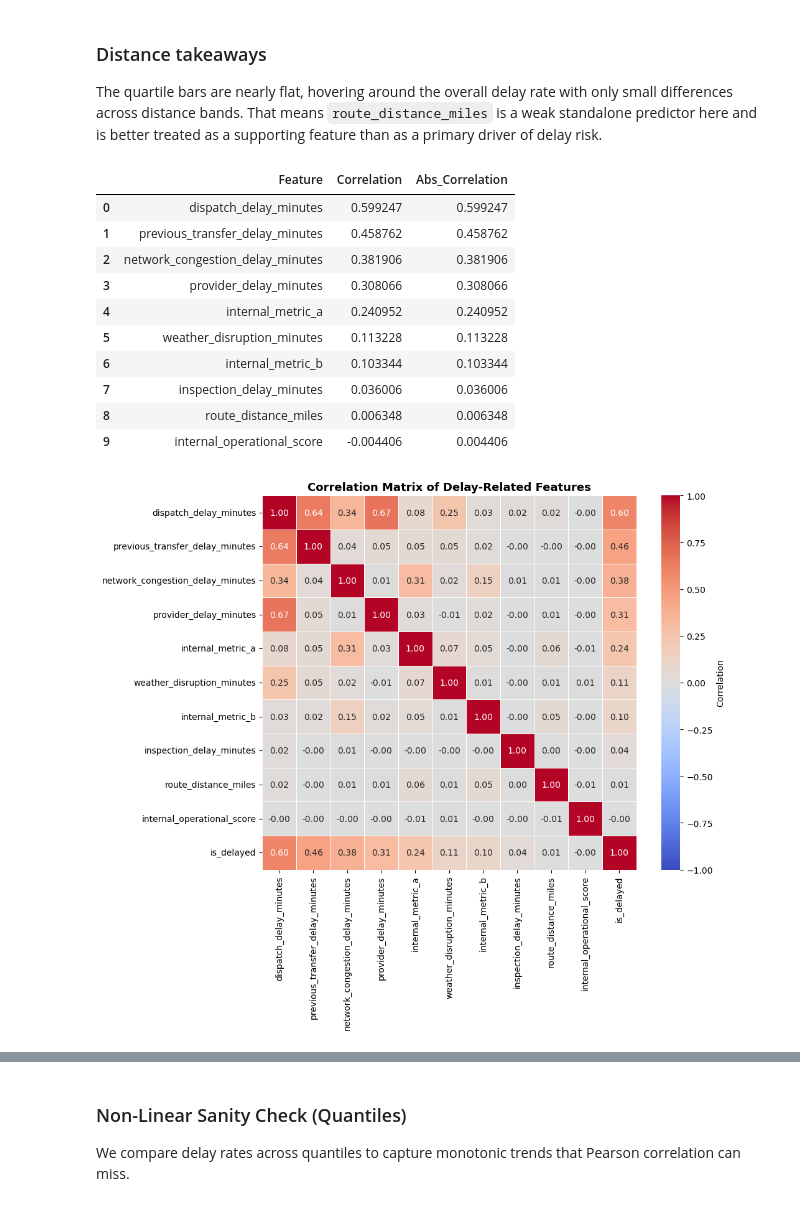
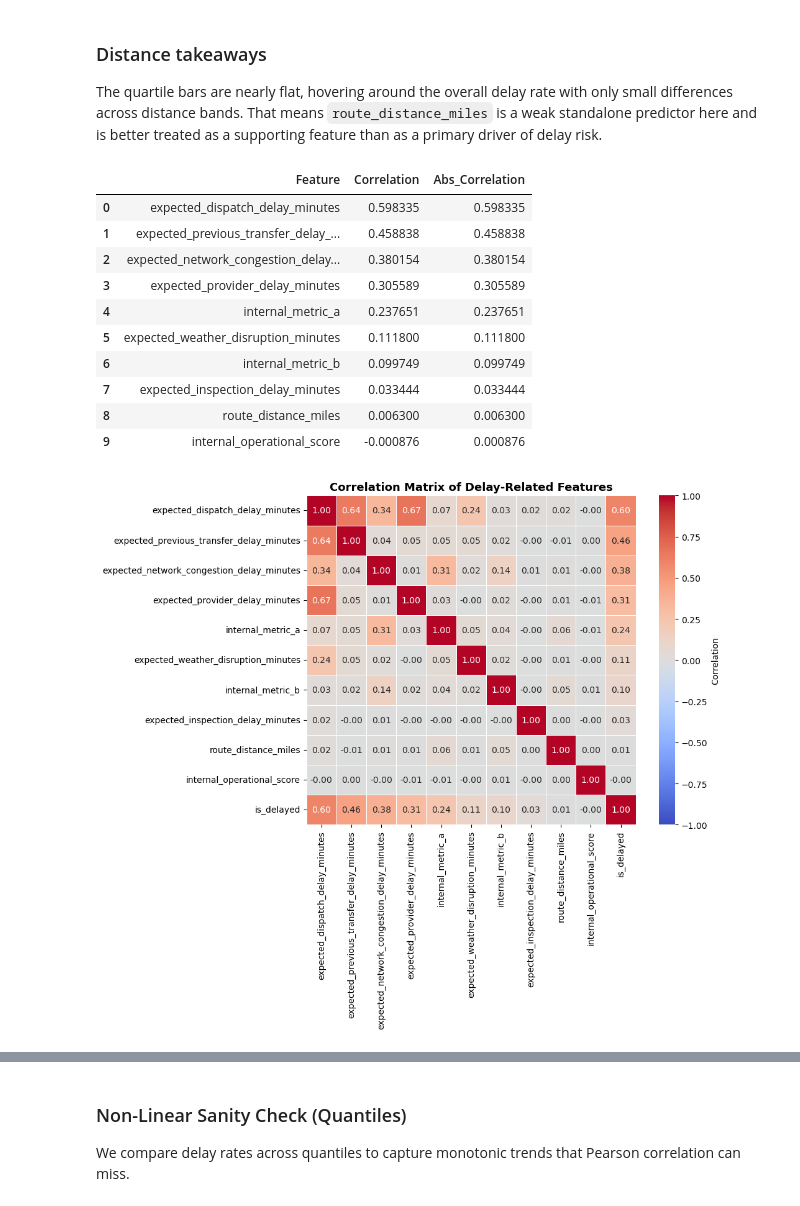
Before and after one commit to InbarKedem/final-project-intro-to-ml, a Jupyter notebook: task.ipynb, the cells around one changed output, grey strips where cells are left out. Cells and saved outputs as stored; diff of their text form; code cells hidden in the pictures.

```diff
--- a/task.ipynb
+++ b/task.ipynb
@@ -612,12 +567,17 @@ The quartile bars are nearly flat, hovering around the overall delay rate with o
 # %%
 # Delay-related correlation matrix and feature relevance
 candidate_delay_features = [
+    'expected_dispatch_delay_minutes',
     'dispatch_delay_minutes',
+    'expected_previous_transfer_delay_minutes',
     'previous_transfer_delay_minutes',
     'network_congestion_delay_minutes',
+    'expected_network_congestion_delay_minutes',
+    'expected_provider_delay_minutes',
     'provider_delay_minutes',
     'weather_disruption_minutes',
-    'inspection_delay_minutes',
+    'expected_weather_disruption_minutes',
+    'expected_inspection_delay_minutes',
     'route_distance_miles',
     'internal_metric_a',
     'internal_metric_b',
@@ -638,44 +598,44 @@ low_variance_features = [
     feature for feature in existing_delay_features
     if train_df[feature].nunique(dropna=False) <= 1
 ]
 near_zero_corr_features = corr_df.loc[corr_df['Abs_Correlation'] < 0.05, 'Feature'].tolist()
 irrelevant_features = sorted(set(low_variance_features + near_zero_corr_features))
 
 heatmap_features = sorted_by_abs.index.tolist() + ['is_delayed']
 corr_matrix = train_df[heatmap_features].corr(numeric_only=True)
 
 display(corr_df)
 
 fig, ax = plt.subplots(figsize=(11, 9))
 sns.heatmap(
     corr_matrix,
     annot=True,
     fmt='.2f',
     cmap='coolwarm',
     center=0,
     vmin=-1,
     vmax=1,
     square=True,
     linewidths=0.4,
     cbar_kws={'label': 'Correlation'},
     ax=ax
 )
 ax.set_title('Correlation Matrix of Delay-Related Features', fontsize=13, fontweight='bold')
 plt.tight_layout()
 plt.show()
 # %% [output]
 |  | Feature | Correlation | Abs_Correlation |
-| 0 | dispatch_delay_minutes | 0.599247 | 0.599247 |
-| 1 | previous_transfer_delay_minutes | 0.458762 | 0.458762 |
-| 2 | network_congestion_delay_minutes | 0.381906 | 0.381906 |
-| 3 | provider_delay_minutes | 0.308066 | 0.308066 |
-| 4 | internal_metric_a | 0.240952 | 0.240952 |
-| 5 | weather_disruption_minutes | 0.113228 | 0.113228 |
-| 6 | internal_metric_b | 0.103344 | 0.103344 |
-| 7 | inspection_delay_minutes | 0.036006 | 0.036006 |
-| 8 | route_distance_miles | 0.006348 | 0.006348 |
-| 9 | internal_operational_score | -0.004406 | 0.004406 |
+| 0 | expected_dispatch_delay_minutes | 0.598335 | 0.598335 |
+| 1 | expected_previous_transfer_delay_... | 0.458838 | 0.458838 |
+| 2 | expected_network_congestion_delay... | 0.380154 | 0.380154 |
+| 3 | expected_provider_delay_minutes | 0.305589 | 0.305589 |
+| 4 | internal_metric_a | 0.237651 | 0.237651 |
+| 5 | expected_weather_disruption_minutes | 0.111800 | 0.111800 |
+| 6 | internal_metric_b | 0.099749 | 0.099749 |
+| 7 | expected_inspection_delay_minutes | 0.033444 | 0.033444 |
+| 8 | route_distance_miles | 0.006300 | 0.006300 |
+| 9 | internal_operational_score | -0.000876 | 0.000876 |
-[figure, old version]
+[figure, new version]
 # %% [markdown]
 ### Delay correlation takeaways
 
```
Also changed, not shown: parts of 33 cells of this notebook, 1 other file.
